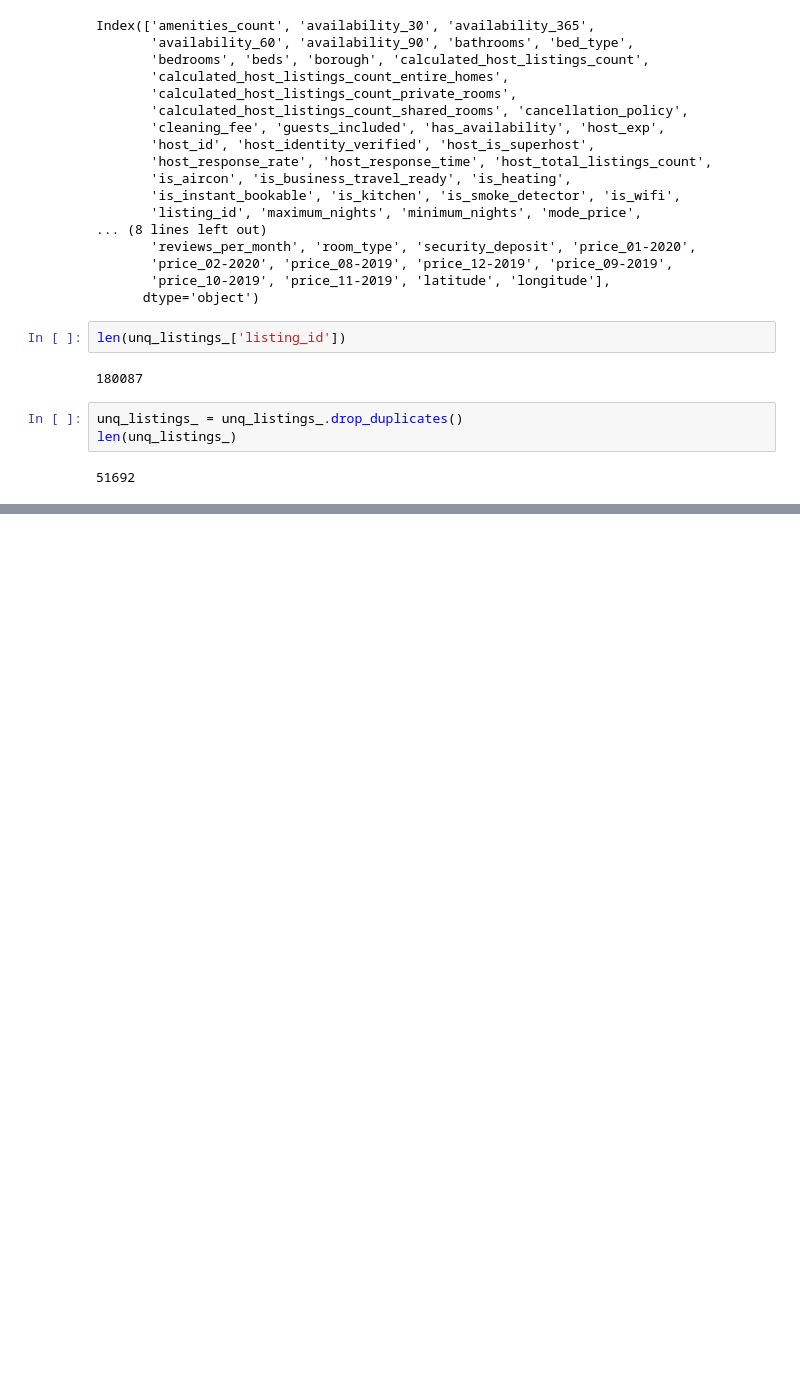
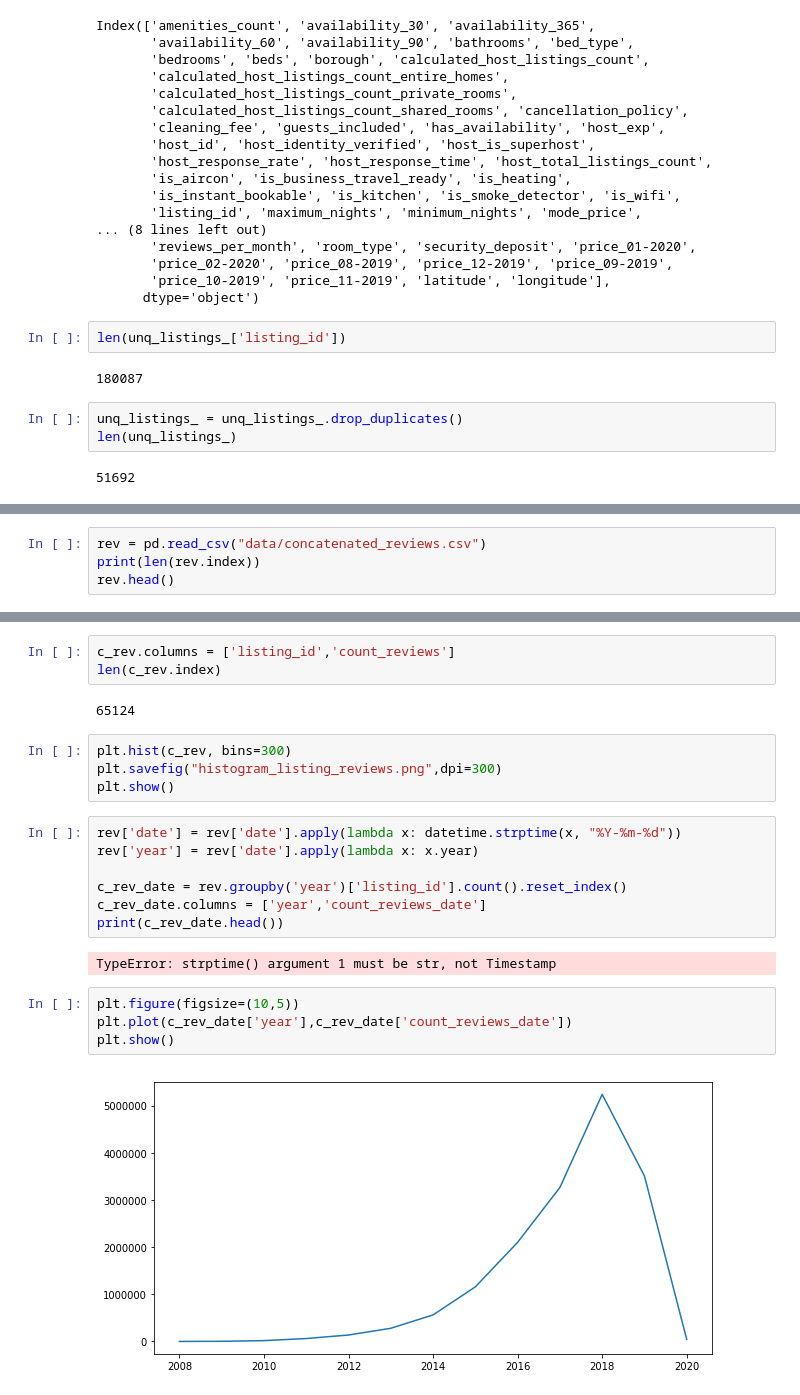
Before and after one commit to toshalpatel/data_analytics_airbnb, a Jupyter notebook: data_cleaning.ipynb, the cells around one changed output, grey strips where cells are left out. Drawn from its saved outputs; the diff is of its cells as text; blank space fills up the shorter version.

```diff
--- a/data_cleaning.ipynb
+++ b/data_cleaning.ipynb
@@ -653,0 +664,4 @@ unq_listings_.to_csv("data/unique_listings_with_loc.csv")
+# %%
+rev = pd.read_csv("data/concatenated_reviews.csv")
+print(len(rev.index))
+rev.head()
@@ -653,0 +686,24 @@ unq_listings_.to_csv("data/unique_listings_with_loc.csv")
+# %%
+c_rev.columns = ['listing_id','count_reviews']
+len(c_rev.index)
+# %% [output]
+65124
+# %%
+plt.hist(c_rev, bins=300)
+plt.savefig("histogram_listing_reviews.png",dpi=300)
+plt.show()
+# %%
+rev['date'] = rev['date'].apply(lambda x: datetime.strptime(x, "%Y-%m-%d"))
+rev['year'] = rev['date'].apply(lambda x: x.year)
+
+c_rev_date = rev.groupby('year')['listing_id'].count().reset_index()
+c_rev_date.columns = ['year','count_reviews_date']
+print(c_rev_date.head())
+# %% [output]
+TypeError: strptime() argument 1 must be str, not Timestamp
+# %%
+plt.figure(figsize=(10,5))
+plt.plot(c_rev_date['year'],c_rev_date['count_reviews_date'])
+plt.show()
+# %% [output]
+[figure, added]
```
Also changed, not shown: parts of 10 cells of this notebook, 5 other files.
